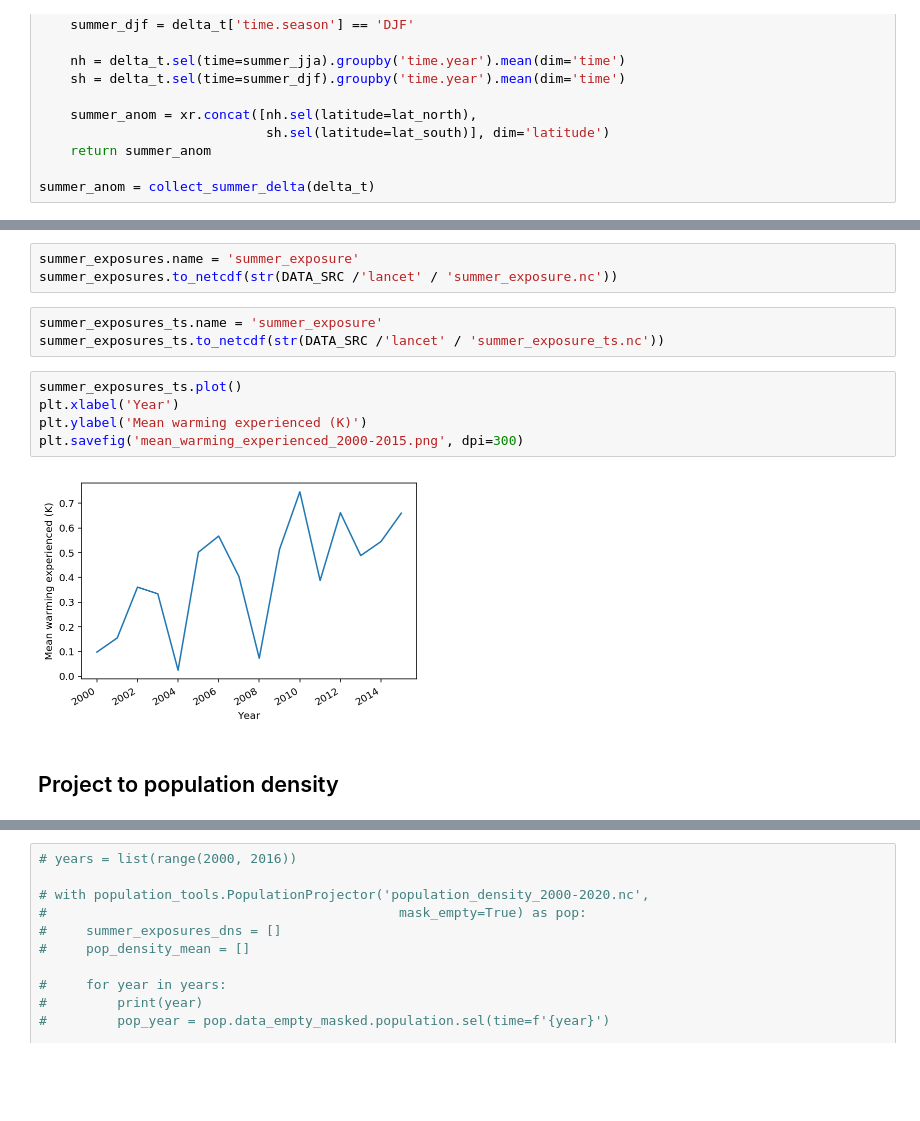
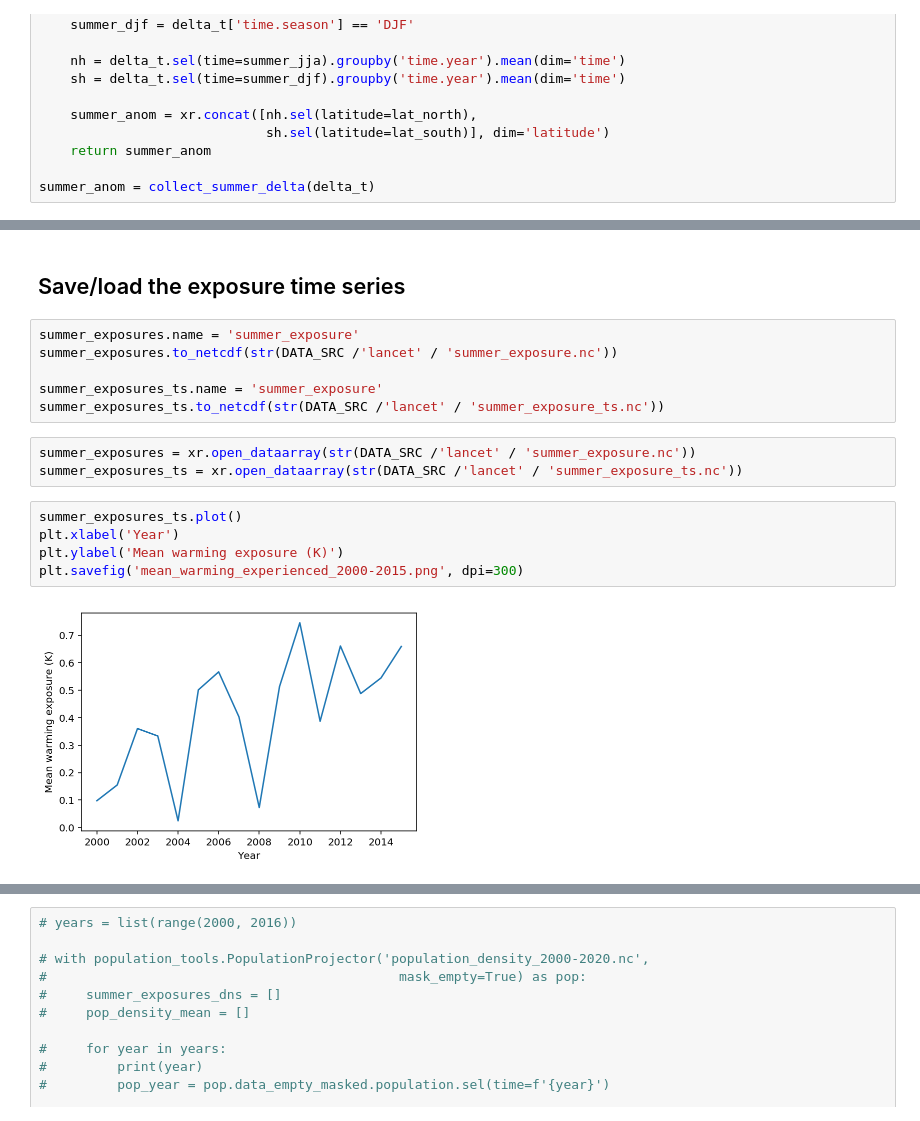
Before and after one commit to mangecoeur/health-climate-exposure, a Jupyter notebook: Temperature change exposure ERA.ipynb, the cells around one changed output, grey strips where cells are left out. Saved outputs shown, nothing was run; the diff lists cells and outputs as text; blank space fills up the shorter version.

```diff
--- a/Temperature change exposure ERA.ipynb
+++ b/Temperature change exposure ERA.ipynb
@@ -242,15 +259,18 @@ summer_exposures.plot(robust=True,  col='time', col_wrap=4)
+# %% [markdown]
+## Save/load the exposure time series
 # %%
 summer_exposures.name = 'summer_exposure'
 summer_exposures.to_netcdf(str(DATA_SRC /'lancet' / 'summer_exposure.nc'))
+
+summer_exposures_ts.name = 'summer_exposure'
+summer_exposures_ts.to_netcdf(str(DATA_SRC /'lancet' / 'summer_exposure_ts.nc'))
 # %%
-summer_exposures_ts.name = 'summer_exposure'
-summer_exposures_ts.to_netcdf(str(DATA_SRC /'lancet' / 'summer_exposure_ts.nc'))
+summer_exposures = xr.open_dataarray(str(DATA_SRC /'lancet' / 'summer_exposure.nc'))
+summer_exposures_ts = xr.open_dataarray(str(DATA_SRC /'lancet' / 'summer_exposure_ts.nc'))
 # %%
 summer_exposures_ts.plot()
 plt.xlabel('Year')
-plt.ylabel('Mean warming experienced (K)')
+plt.ylabel('Mean warming exposure (K)')
 plt.savefig('mean_warming_experienced_2000-2015.png', dpi=300)
 # %% [output]
-[figure, old version]
+[figure, new version]
-# %% [markdown]
-## Project to population density
```
Also changed, not shown: parts of 25 cells of this notebook, 21 other files.
